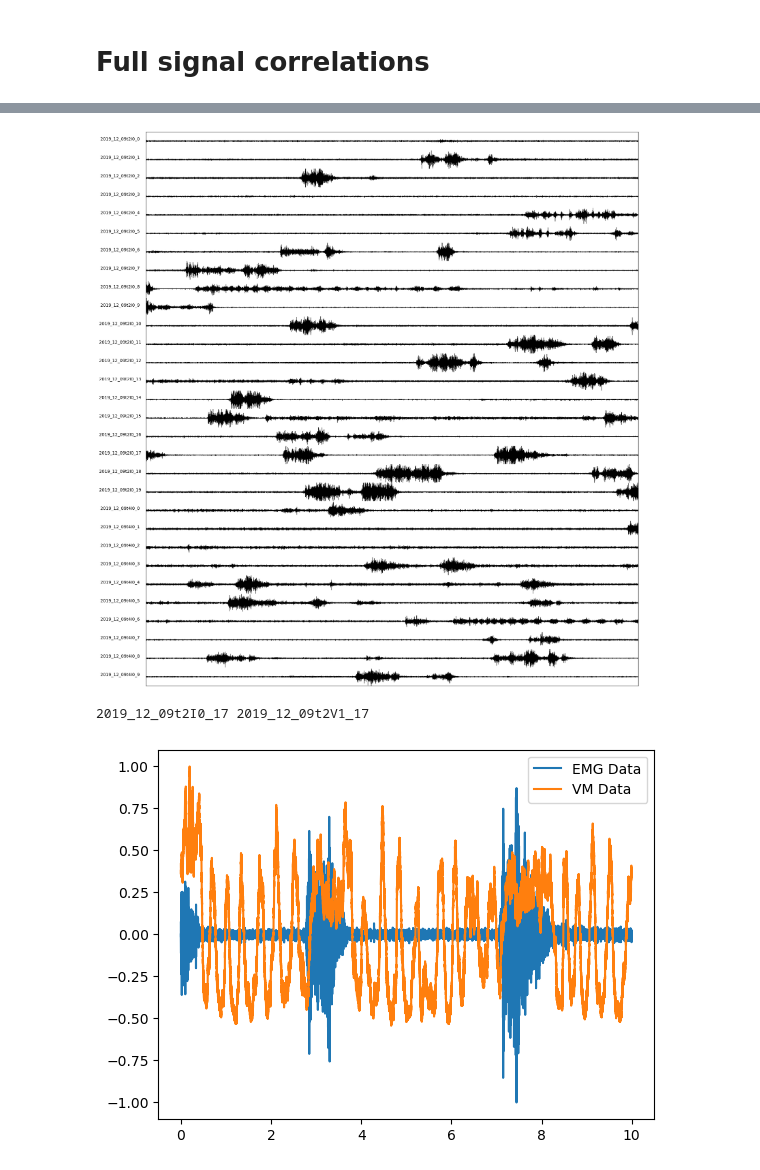
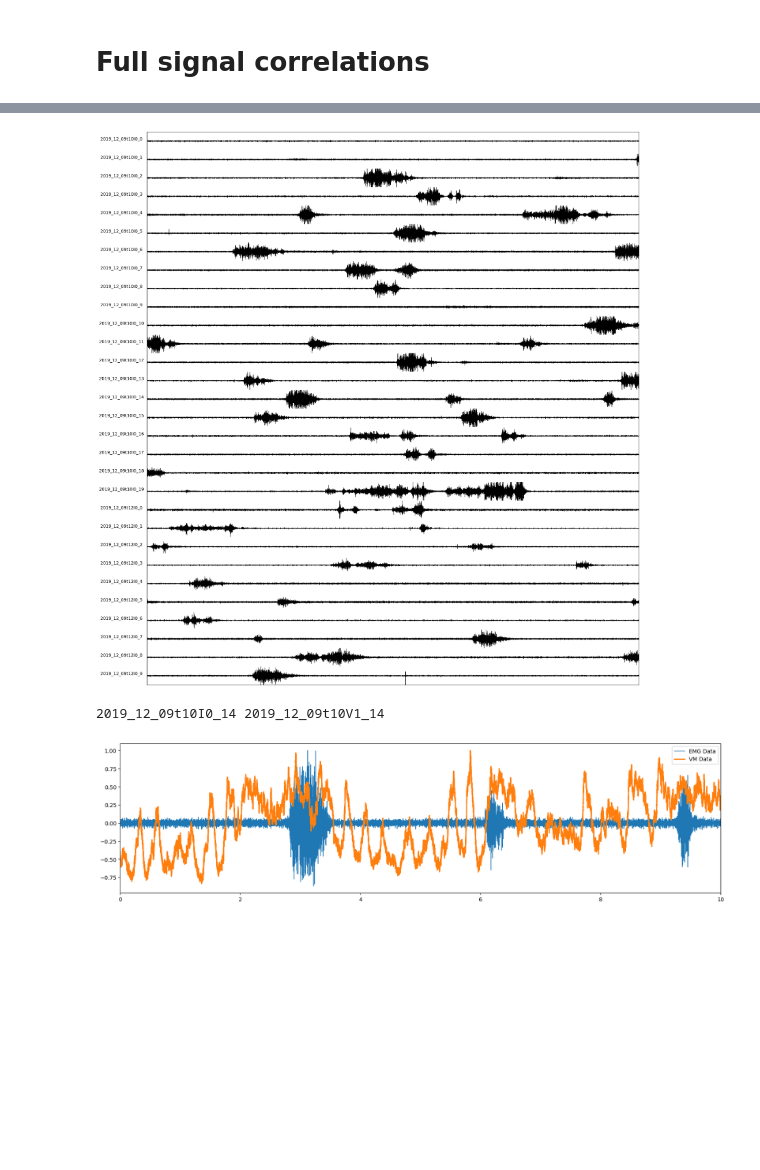
Before and after one commit to kerseviciute/spontaneous-movement, a Jupyter notebook: emg_vs_vm.ipynb, the cells around one changed output, grey strips where cells are left out. Cells and saved outputs as stored; diff of their text form; code cells hidden in the pictures; blank space fills up the shorter version.

```diff
--- a/emg_vs_vm.ipynb
+++ b/emg_vs_vm.ipynb
@@ -38,7 +43,7 @@ def plot_channels(data, time, channels, limit = None):
 
     plt.show()
 # %%
-with open('output/spontaneous-movement/W1/C1/vm/filter.pkl', 'rb') as file:
+with open(f'output/spontaneous-movement/{sid}/{cell}/vm/filter.pkl', 'rb') as file:
     raw = pickle.load(file)
 # %%
 plot_channels(data = raw.get_data().T, time = raw.times, channels = raw.ch_names)
@@ -47,13 +52,13 @@ plot_channels(data = raw.get_data().T, time = raw.times, channels = raw.ch_names
 # %%
-with open('output/spontaneous-movement/W1/C1/emg/filter.pkl', 'rb') as file:
+with open(f'output/spontaneous-movement/{sid}/{cell}/emg/filter.pkl', 'rb') as file:
     emg = pickle.load(file)
 # %%
 plot_channels(data = emg.get_data().T, time = emg.times, channels = emg.ch_names, limit = 4)
 # %% [output]
-[figure, old version]
+[figure, new version]
 # %%
-emg_channel = emg.ch_names[17]
-vm_channel = raw.ch_names[17]
+emg_channel = emg.ch_names[14]
+vm_channel = raw.ch_names[14]
 
 print(f'{emg_channel} {vm_channel}')
 
@@ -62,17 +67,19 @@ scaled_emg_data = (emg_data - np.mean(emg_data)) / np.std(emg_data)
 scaled_emg_data = scaled_emg_data / np.max(np.abs(scaled_emg_data))
 
 vm_data = raw.copy().pick(picks = [vm_channel]).get_data()[0]
-scaled_vm_data = (vm_data - np.mean(vm_data)) / np.std(vm_data)
+scaled_vm_data = vm_data - np.mean(vm_data)
 scaled_vm_data = scaled_vm_data / np.max(np.abs(scaled_vm_data))
 # %% [output]
-2019_12_09t2I0_17 2019_12_09t2V1_17
+2019_12_09t10I0_14 2019_12_09t10V1_14
 # %%
-plt.plot(emg.times, scaled_emg_data, label='EMG Data')
-plt.plot(raw.times, scaled_vm_data, label='VM Data')
+plt.figure(figsize = (20, 5))
+plt.plot(emg.times, scaled_emg_data, label = 'EMG Data', linewidth = 1)
+plt.plot(raw.times, scaled_vm_data, label = 'VM Data', linewidth = 2)
+plt.xlim(0, 10)
 plt.legend()
 plt.show()
 # %% [output]
-[figure, old version]
+[figure, new version]
 # %%
 # The second signal (vm_data) is being lagged with respect to the first signal (emg_data).
 # Specifically, vm_data is shifted through all possible lags relative to emg_data,
```
Also changed, not shown: parts of 20 cells of this notebook, 2 other files.
